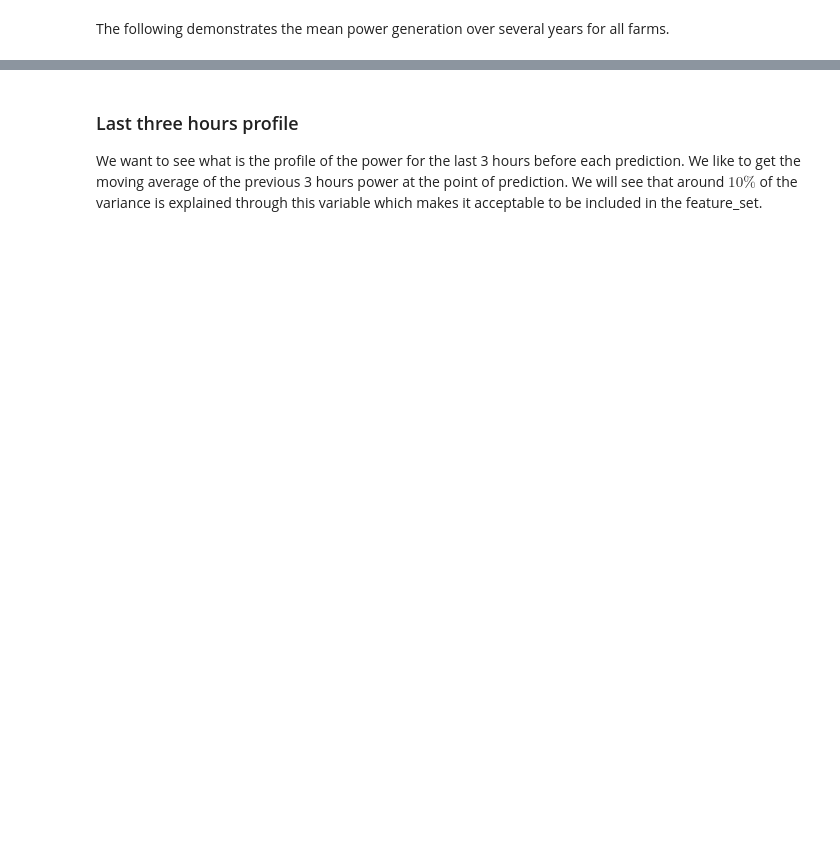
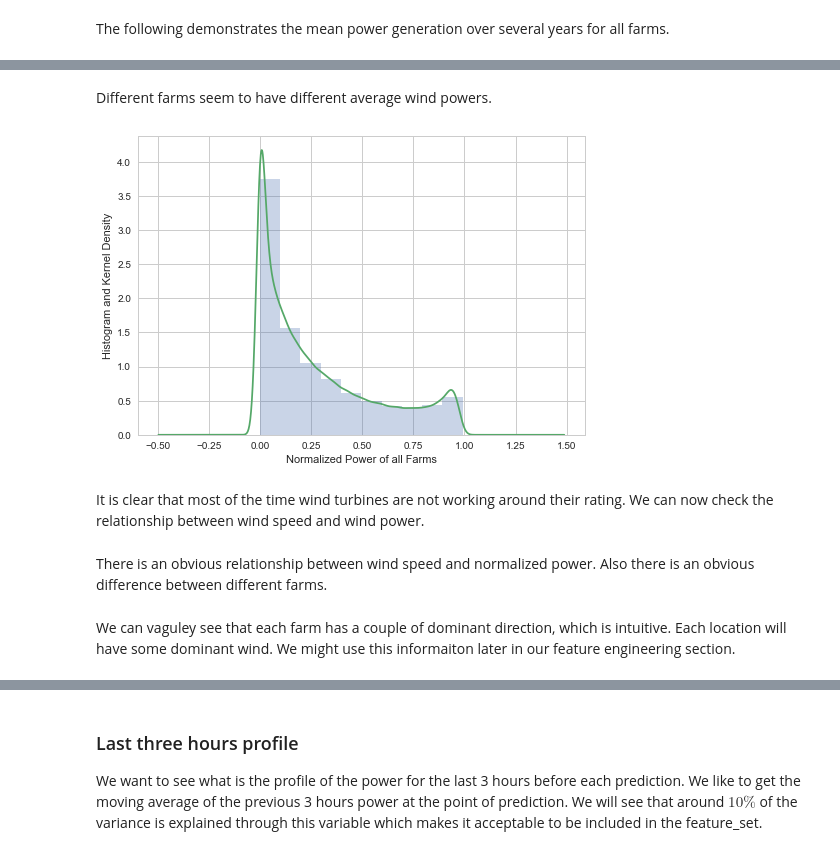
Before and after one commit to amnghd/Wind_Forecasting_Analytics, a Jupyter notebook: Energy_Forecasting.ipynb, the cells around one changed output, grey strips where cells are left out. Cells and saved outputs as stored; diff of their text form; code cells hidden in the pictures; blank space fills up the shorter version.

```diff
--- a/Energy_Forecasting.ipynb
+++ b/Energy_Forecasting.ipynb
@@ -143,0 +136,12 @@ plt.show()
+# %% [markdown]
+Different farms seem to have different average wind powers.
+# %%
+plt.hist(whole_data.dropna().power, normed = True, alpha = 0.3)
+whole_data.dropna().power.plot.kde()
+plt.xlabel('Normalized Power of all Farms')
+plt.ylabel('Histogram and Kernel Density')
+plt.show()
+# %% [output]
+[figure, added]
+# %% [markdown]
+It is clear that most of the time wind turbines are not working around their rating. We can now check the relationship between wind speed and wind power.
@@ -143,0 +155,2 @@ plt.show()
+# %% [markdown]
+There is an obvious relationship between wind speed and normalized power. Also there is an obvious difference between different farms.
@@ -144 +163,3 @@ plt.show()
+# %% [markdown]
+We can vaguley see that each farm has a couple of dominant direction, which is intuitive. Each location will have some dominant wind. We might use this informaiton later in our feature engineering section.
 # %% [markdown]
```
Also changed, not shown: parts of 53 cells of this notebook, 1 other file.
